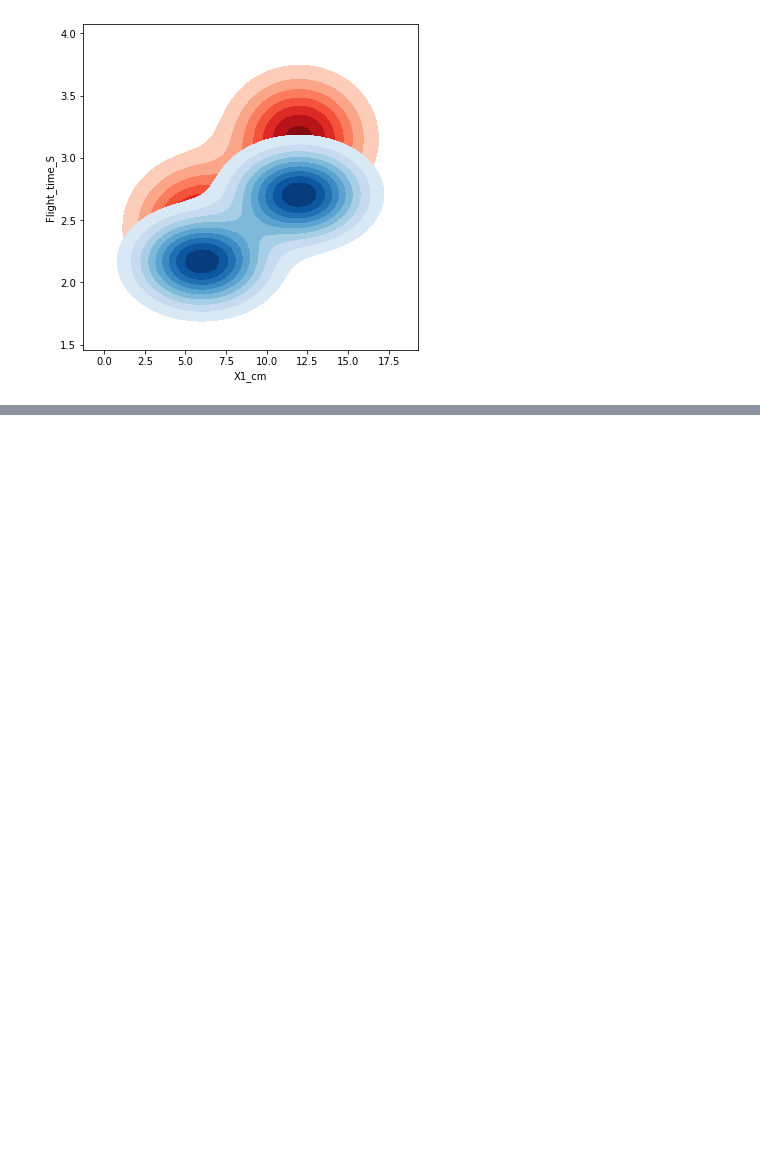
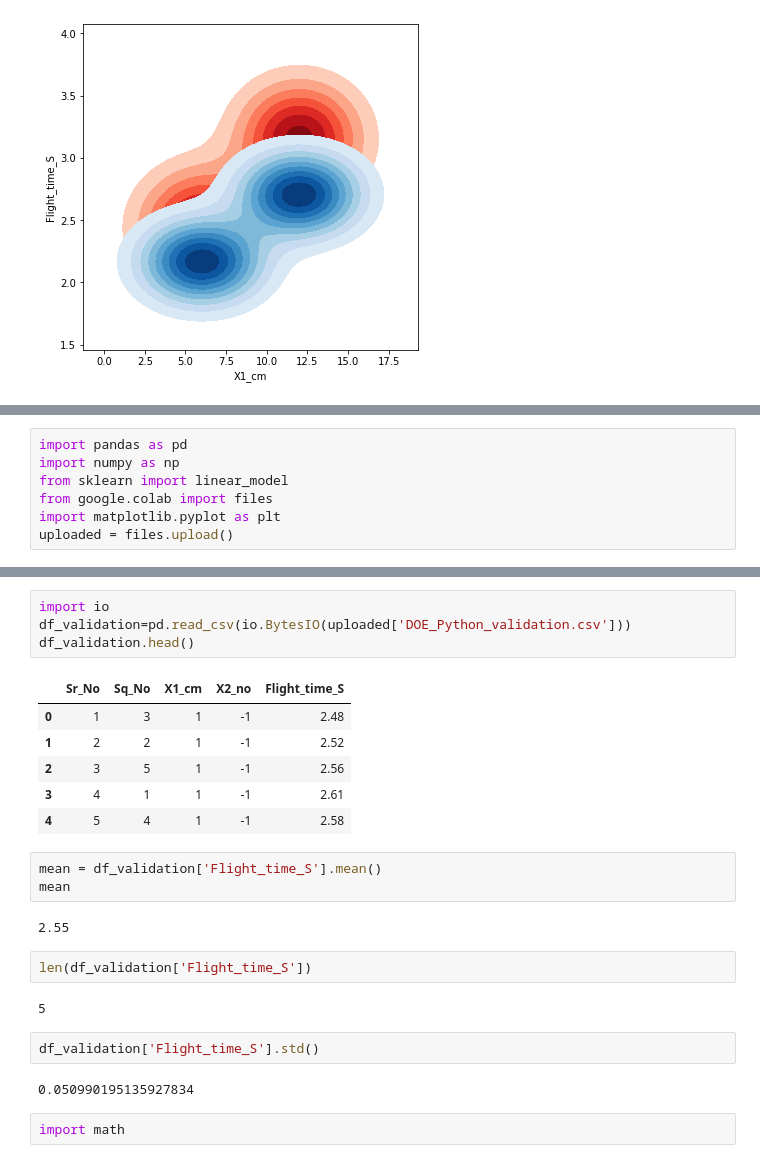
Before and after one commit to sankarsasmal/Python, a Jupyter notebook: Statistics_with_Python_Quickstart.ipynb, the cells around one changed output, grey strips where cells are left out. Drawn from its saved outputs; the diff is of its cells as text; blank space fills up the shorter version.

```diff
--- a/Statistics_with_Python_Quickstart.ipynb
+++ b/Statistics_with_Python_Quickstart.ipynb
@@ -243,0 +291,7 @@ ax = sns.kdeplot(PaperClip2.X1_cm, PaperClip2.Flight_time_S,
+# %%
+import pandas as pd
+import numpy as np
+from sklearn import linear_model
+from google.colab import files
+import matplotlib.pyplot as plt
+uploaded = files.upload()
@@ -243,0 +301,26 @@ ax = sns.kdeplot(PaperClip2.X1_cm, PaperClip2.Flight_time_S,
+# %%
+import io
+df_validation=pd.read_csv(io.BytesIO(uploaded['DOE_Python_validation.csv']))
+df_validation.head()
+# %% [output]
+|  | Sr_No | Sq_No | X1_cm | X2_no | Flight_time_S |
+| 0 | 1 | 3 | 1 | -1 | 2.48 |
+| 1 | 2 | 2 | 1 | -1 | 2.52 |
+| 2 | 3 | 5 | 1 | -1 | 2.56 |
+| 3 | 4 | 1 | 1 | -1 | 2.61 |
+| 4 | 5 | 4 | 1 | -1 | 2.58 |
+# %%
+mean = df_validation['Flight_time_S'].mean()
+mean
+# %% [output]
+2.55
+# %%
+len(df_validation['Flight_time_S'])
+# %% [output]
+5
+# %%
+df_validation['Flight_time_S'].std()
+# %% [output]
+0.050990195135927834
+# %%
+import math
```
Also changed, not shown: parts of 11 cells of this notebook.
